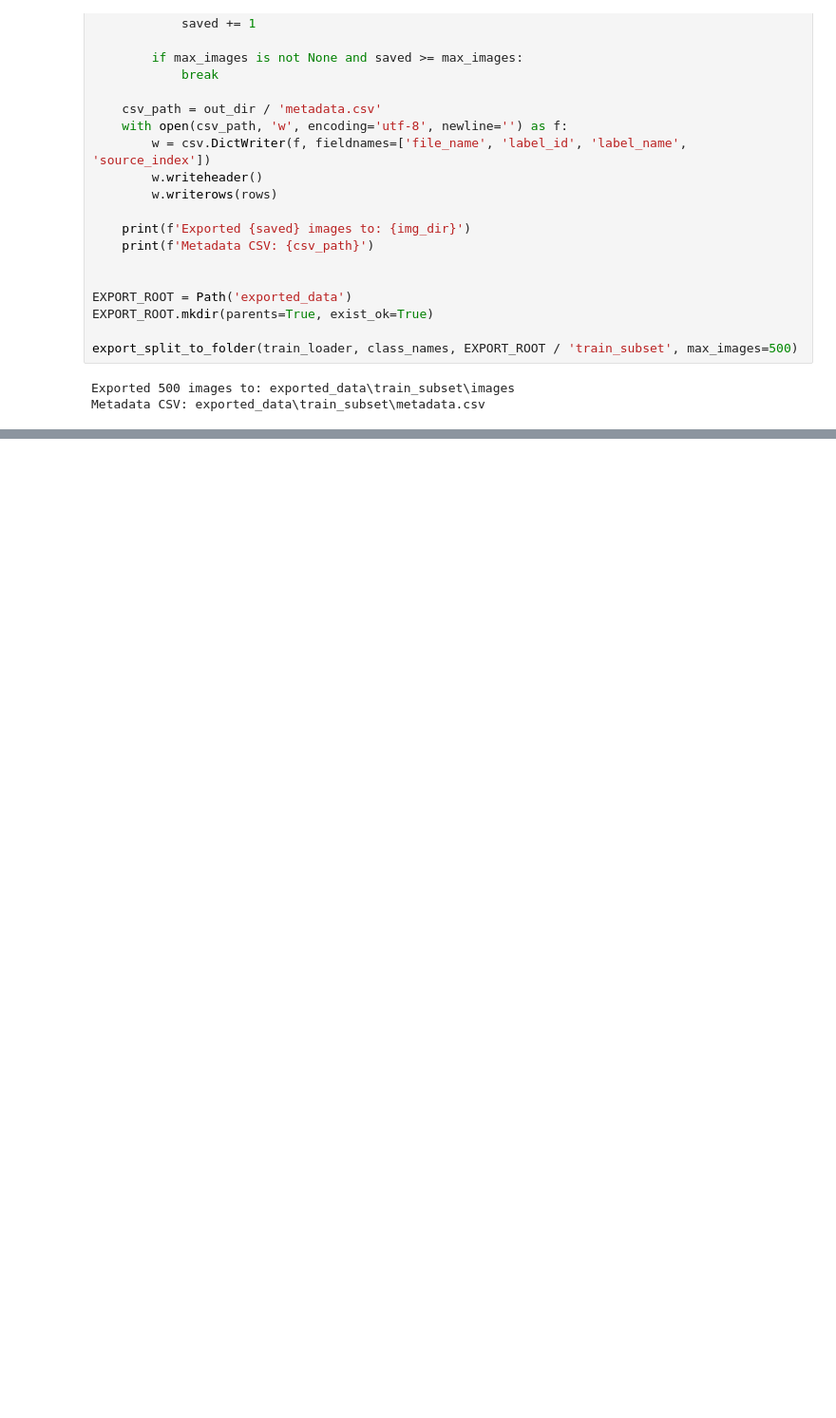
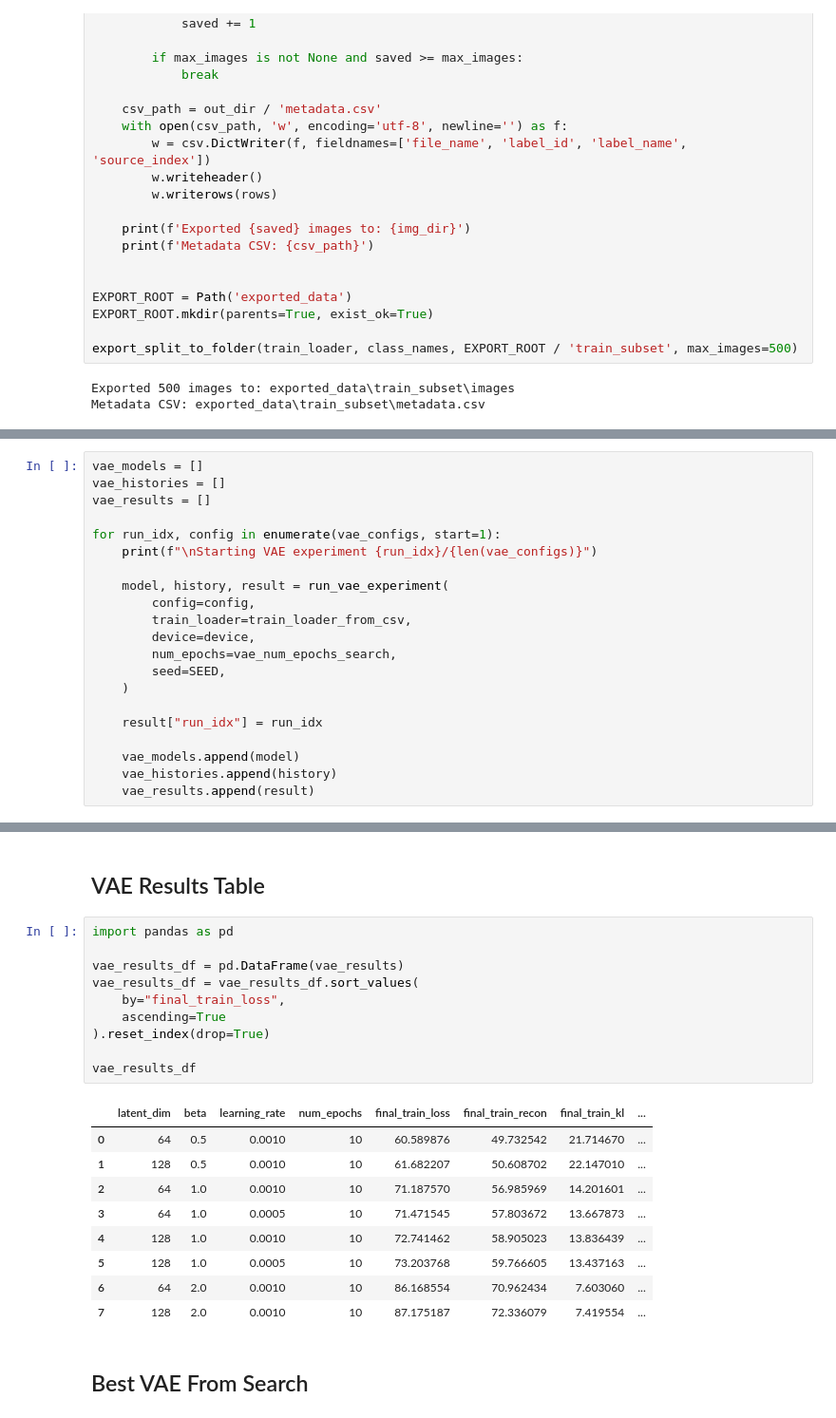
Before and after one commit to alexferreiraQuicktrend/GAI-Project1, a Jupyter notebook: ArtBench10_Student_Start_Pack.ipynb, the cells around one changed output, grey strips where cells are left out. Shown at 95% size. Drawn from its saved outputs; the diff is of its cells as text; blank space fills up the shorter version.

```diff
--- a/ArtBench10_Student_Start_Pack.ipynb
+++ b/ArtBench10_Student_Start_Pack.ipynb
@@ -357,0 +859,21 @@ Metadata CSV: exported_data\train_subset\metadata.csv
+# %%
+vae_models = []
+vae_histories = []
+vae_results = []
+
+for run_idx, config in enumerate(vae_configs, start=1):
+    print(f"\nStarting VAE experiment {run_idx}/{len(vae_configs)}")
+
+    model, history, result = run_vae_experiment(
+        config=config,
+        train_loader=train_loader_from_csv,
+        device=device,
+        num_epochs=vae_num_epochs_search,
+        seed=SEED,
+    )
+
+    result["run_idx"] = run_idx
+
+    vae_models.append(model)
+    vae_histories.append(history)
+    vae_results.append(result)
@@ -357,0 +902,24 @@ Metadata CSV: exported_data\train_subset\metadata.csv
+# %% [markdown]
+## VAE Results Table
+# %%
+import pandas as pd
+
+vae_results_df = pd.DataFrame(vae_results)
+vae_results_df = vae_results_df.sort_values(
+    by="final_train_loss",
+    ascending=True
+).reset_index(drop=True)
+
+vae_results_df
+# %% [output]
+|  | latent_dim | beta | learning_rate | num_epochs | final_train_loss | final_train_recon | final_train_kl | ... |
+| 0 | 64 | 0.5 | 0.0010 | 10 | 60.589876 | 49.732542 | 21.714670 | ... |
+| 1 | 128 | 0.5 | 0.0010 | 10 | 61.682207 | 50.608702 | 22.147010 | ... |
+| 2 | 64 | 1.0 | 0.0010 | 10 | 71.187570 | 56.985969 | 14.201601 | ... |
+| 3 | 64 | 1.0 | 0.0005 | 10 | 71.471545 | 57.803672 | 13.667873 | ... |
+| 4 | 128 | 1.0 | 0.0010 | 10 | 72.741462 | 58.905023 | 13.836439 | ... |
+| 5 | 128 | 1.0 | 0.0005 | 10 | 73.203768 | 59.766605 | 13.437163 | ... |
+| 6 | 64 | 2.0 | 0.0010 | 10 | 86.168554 | 70.962434 | 7.603060 | ... |
+| 7 | 128 | 2.0 | 0.0010 | 10 | 87.175187 | 72.336079 | 7.419554 | ... |
+# %% [markdown]
+## Best VAE From Search
```
Also changed, not shown: parts of 26 cells of this notebook, 1 other file.
